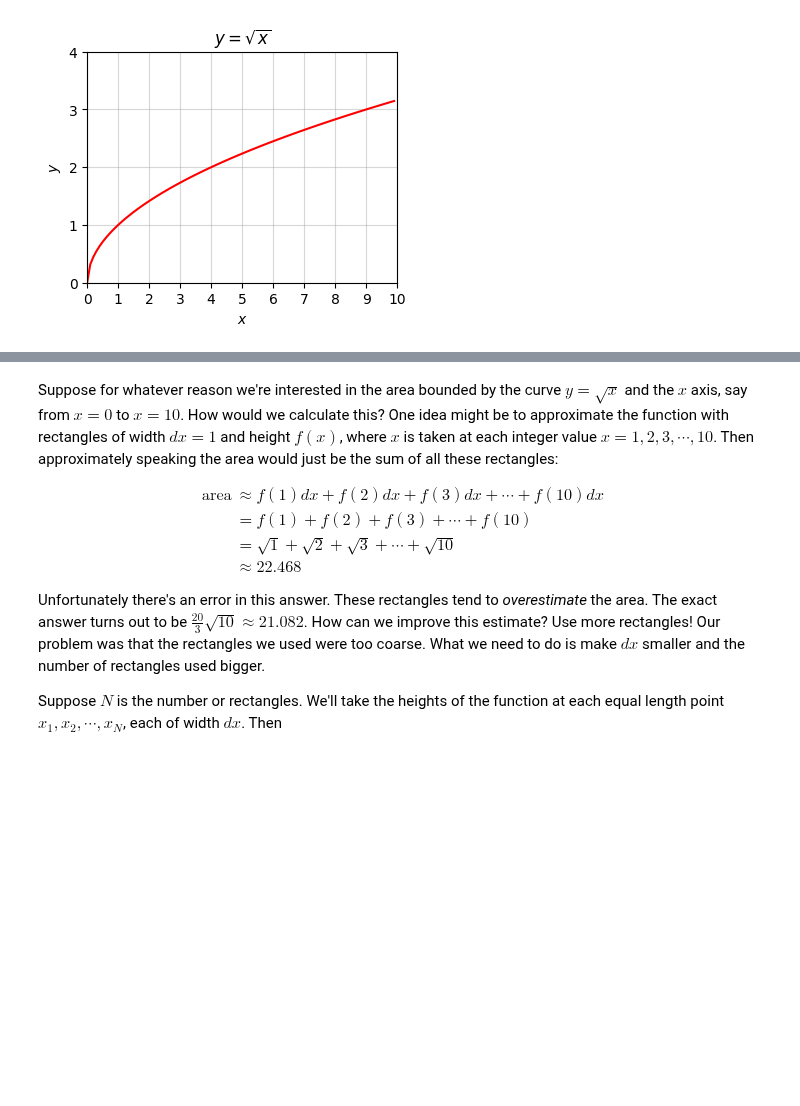
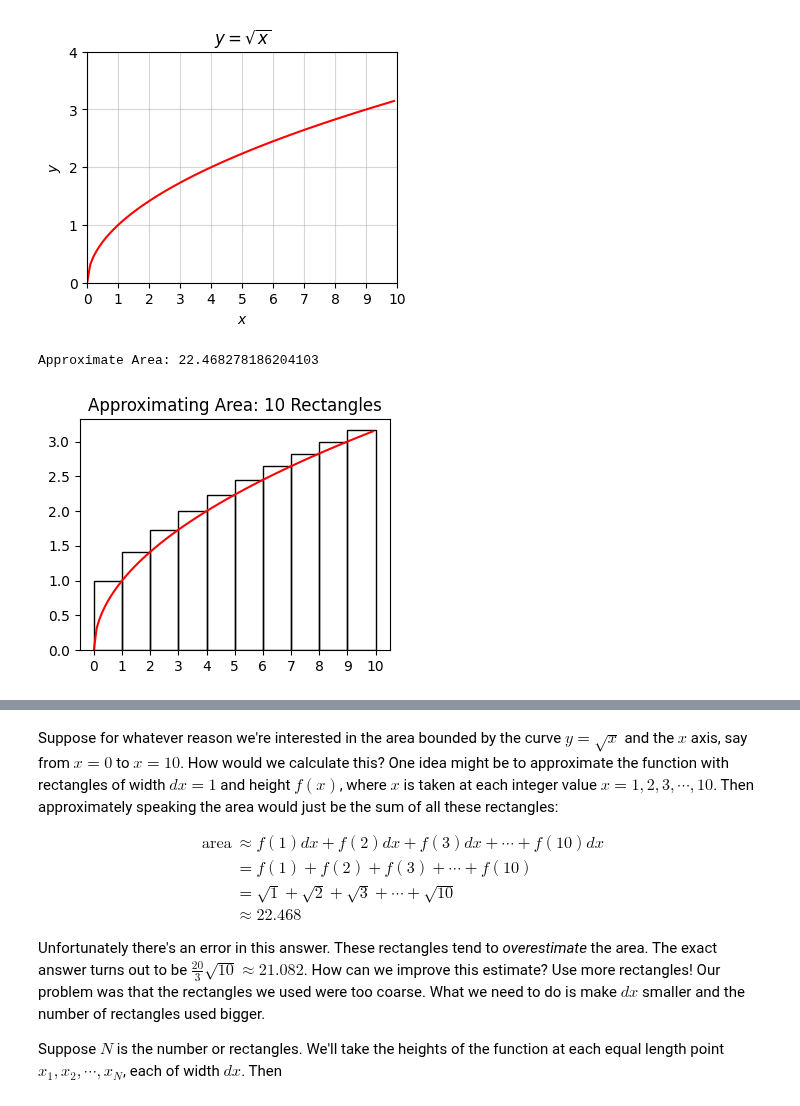
Before and after one commit to rkingery/ml-book, a Jupyter notebook: notebooks/calculus.ipynb, the cells around one changed output, grey strips where cells are left out. Saved outputs shown, nothing was run; the diff lists cells and outputs as text; code cells hidden in the pictures; blank space fills up the shorter version.

```diff
--- a/notebooks/calculus.ipynb
+++ b/notebooks/calculus.ipynb
@@ -202,3 +202,21 @@ y = np.sqrt(x)
 plot_function(x, y, (0, 10), (0, 4), title='$y=\sqrt{x}$')
 # %% [output]
 [figure]
+# %%
+def plot_area_under_curve(x, y, dx=1, title='', all_ticks=True):
+    x_rect = np.arange(min(x), max(x), dx) + dx / 2
+    n_rects = len(x_rect)
+    y_rect = np.sqrt(x_rect + dx / 2)
+    print(f'Approximate Area: {np.sum(y_rect * dx)}')
+    plt.figure(figsize=(4, 3))
+    plt.plot(x, y, color='red')
+    plt.bar(x_rect, y_rect, width=dx, alpha=1, edgecolor='black', facecolor='none', linewidth=1)
+    plt.title(f'Approximating Area: {n_rects} Rectangles')
+    if all_ticks:
+        plt.xticks(np.arange(min(x), max(x) + 1))
+    plt.show()
+
+plot_area_under_curve(x, y, dx=1.0)
+# %% [output]
+Approximate Area: 22.468278186204103
+[figure, added]
```
Also changed, not shown: parts of 2 cells of this notebook, 3 other files.
